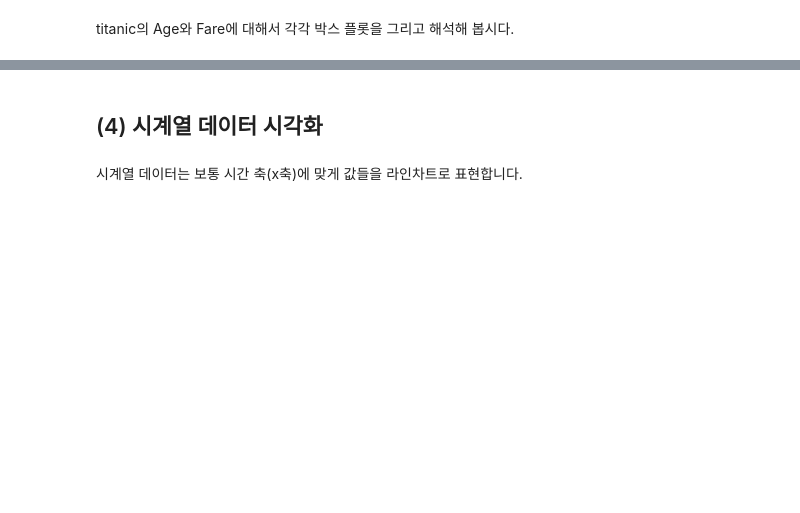
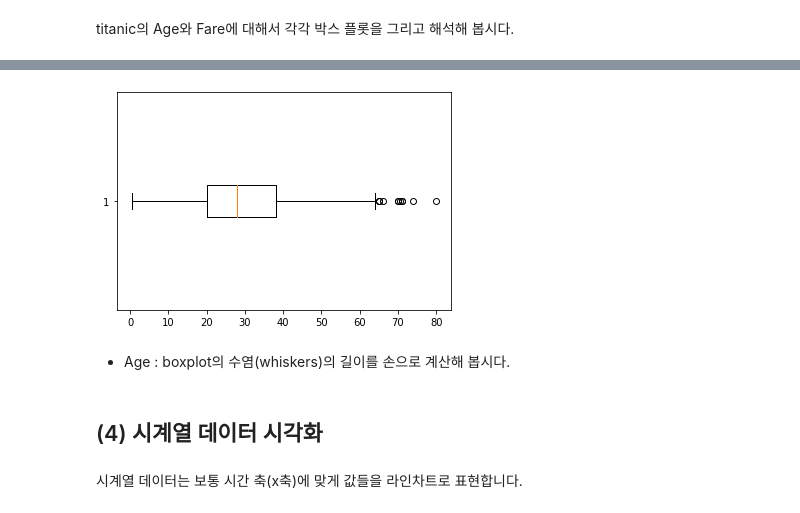
Before and after one commit to SubinOk/KT_AIVLE, a Jupyter notebook: 05 DataAnalysis/03과 단변량분석_숫자형변수.ipynb, the cells around one changed output, grey strips where cells are left out. Saved outputs shown, nothing was run; the diff lists cells and outputs as text; code cells hidden in the pictures; blank space fills up the shorter version.

```diff
--- a/05 DataAnalysis/03과 단변량분석_숫자형변수.ipynb
+++ b/05 DataAnalysis/03과 단변량분석_숫자형변수.ipynb
@@ -432,3 +444,8 @@ titanic의 Age와 Fare에 대해서 각각 박스 플롯을 그리고 해석해
 # %%
 # Age
 # nan이 있으면 박스플롯이 그려지지 않습니다. nan을 제외하고 그리시오.
+age = titanic.loc[titanic['Age'].notnull(), 'Age']
+plt.boxplot(age, vert=False)
+plt.show()
+# %% [output]
+[figure, added]
@@ -437,3 +452,5 @@ titanic의 Age와 Fare에 대해서 각각 박스 플롯을 그리고 해석해
+# %% [markdown]
+- Age : boxplot의 수염(whiskers)의 길이를 손으로 계산해 봅시다.
 # %% [markdown]
 ## (4) 시계열 데이터 시각화
 # %% [markdown]
```
Also changed, not shown: parts of 11 cells of this notebook.
